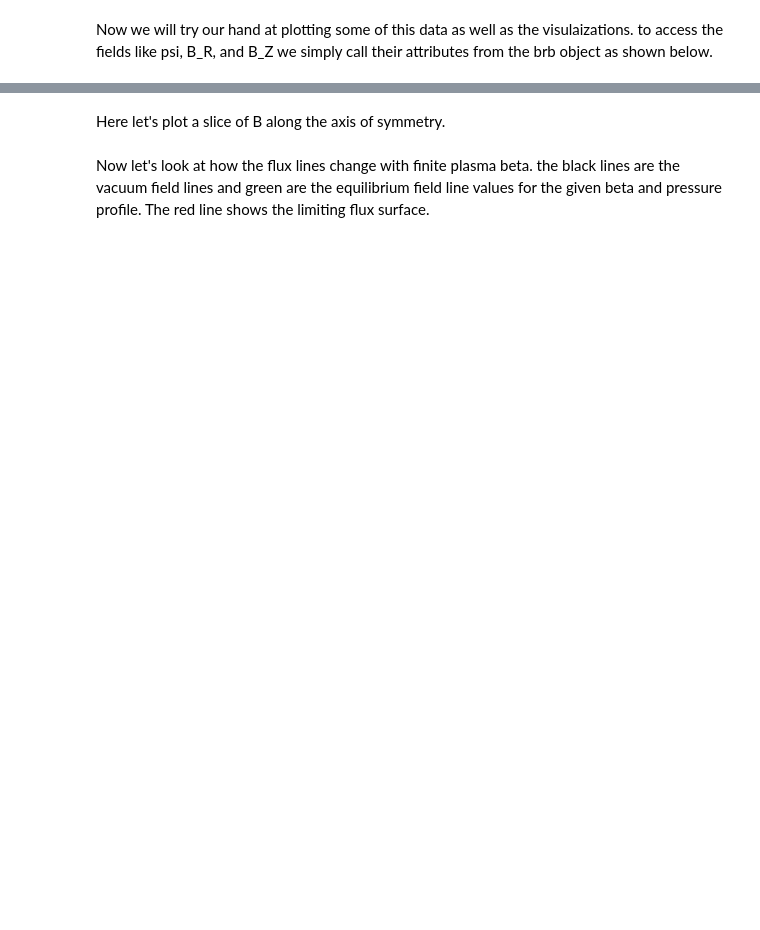
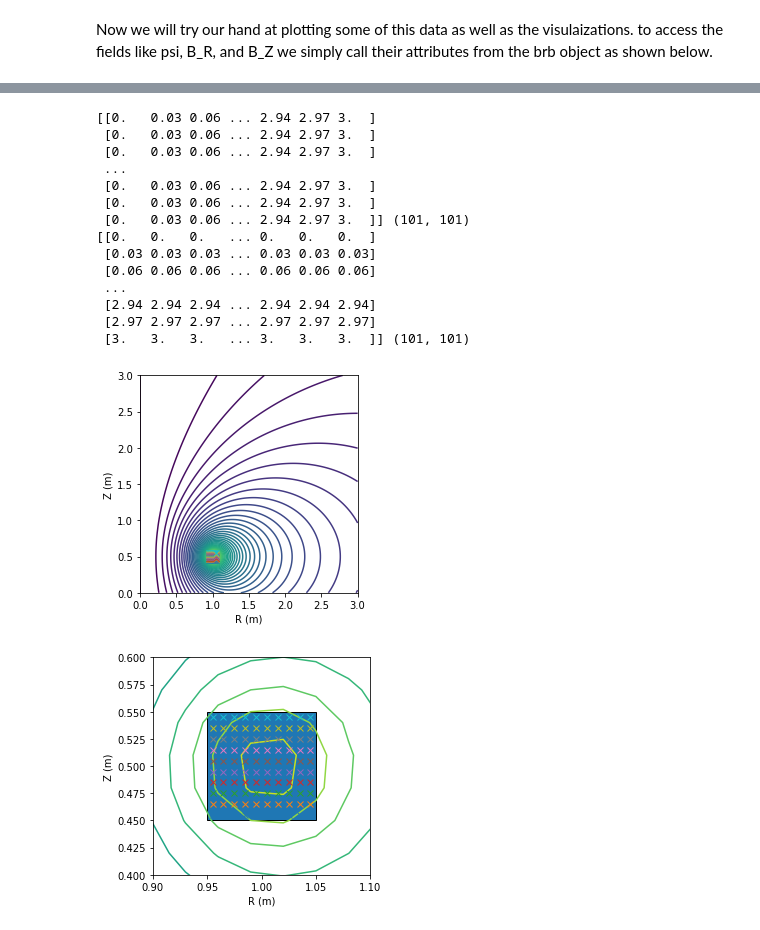
Before and after one commit to eepeterson/pleiades, a Jupyter notebook: examples/jupyter/intro_to_coil_sets.ipynb, the cells around one changed output, grey strips where cells are left out. Cells and saved outputs as stored; diff of their text form; code cells hidden in the pictures; blank space fills up the shorter version.

```diff
--- a/examples/jupyter/intro_to_coil_sets.ipynb
+++ b/examples/jupyter/intro_to_coil_sets.ipynb
@@ -18,4 +18,4 @@ from pleiades import RectangularCoil
 # %% [markdown]
 Now we will create an instance of the `RectangularCoil` class as it is by far the most common coil set used for building electromagnets for plasma physics or fusion experiments. We create a `RectangularCoil` by specifying at a minimum the centroid `(r0, z0)` of the regular array of current filaments in cylindrical coordinates and with SI units.
 # %%
-rc1 = RectangularCoil(1, 0.5, nr=10, nz=10, dr=.01, dz=.01)
+rc1 = RectangularCoil(1, .5, nr=10, nz=10, dr=.01, dz=.01)
@@ -34,5 +37,5 @@ Now we will try our hand at plotting some of this data as well as the visulaizat
 from pleiades import RectGrid
 
 grid = RectGrid(rmin=0, rmax=3, zmin=0, zmax=3)
-
-rc1.compute_greens(grid.R, grid.Z)
+rc1.grid = grid
+rc1.psi()
@@ -74,2 +44,0 @@ plt.show()
-# %% [markdown]
-Here let's plot a slice of B along the axis of symmetry.
@@ -84,2 +44,0 @@ plt.show()
-# %% [markdown]
-Now let's look at how the flux lines change with finite plasma beta. the black lines are the vacuum field lines and green are the equilibrium field line values for the given beta and pressure profile. The red line shows the limiting flux surface.
@@ -102,0 +45,38 @@ plt.show()
+# %%
+print(grid.R, grid.R.shape)
+print(grid.Z, grid.Z.shape)
+fig, ax = plt.subplots()
+rc1.plot(ax)
+ax.contour(grid.R, grid.Z, rc1.psi().reshape(grid.R.shape), 51)
+ax.set_xlim(0, 3)
+ax.set_ylim(0, 3)
+ax.set_aspect(1)
+ax.set_xlabel('R (m)')
+ax.set_ylabel('Z (m)')
+plt.show()
+fig, ax = plt.subplots()
+rc1.plot(ax)
+ax.contour(grid.R, grid.Z, rc1.psi().reshape(grid.R.shape), 11)
+ax.set_xlim(.9, 1.1)
+ax.set_ylim(.4, .6)
+ax.set_aspect(1)
+ax.set_xlabel('R (m)')
+ax.set_ylabel('Z (m)')
+plt.show()
+# %% [output]
+[[0.   0.03 0.06 ... 2.94 2.97 3.  ]
+ [0.   0.03 0.06 ... 2.94 2.97 3.  ]
+ [0.   0.03 0.06 ... 2.94 2.97 3.  ]
+ ...
+ [0.   0.03 0.06 ... 2.94 2.97 3.  ]
+ [0.   0.03 0.06 ... 2.94 2.97 3.  ]
+ [0.   0.03 0.06 ... 2.94 2.97 3.  ]] (101, 101)
+[[0.   0.   0.   ... 0.   0.   0.  ]
+ [0.03 0.03 0.03 ... 0.03 0.03 0.03]
+ [0.06 0.06 0.06 ... 0.06 0.06 0.06]
+ ...
+ [2.94 2.94 2.94 ... 2.94 2.94 2.94]
+ [2.97 2.97 2.97 ... 2.97 2.97 2.97]
+ [3.   3.   3.   ... 3.   3.   3.  ]] (101, 101)
+[figure, added]
+[figure, added]
```
Also changed, not shown: parts of 9 cells of this notebook, 2 other files.
